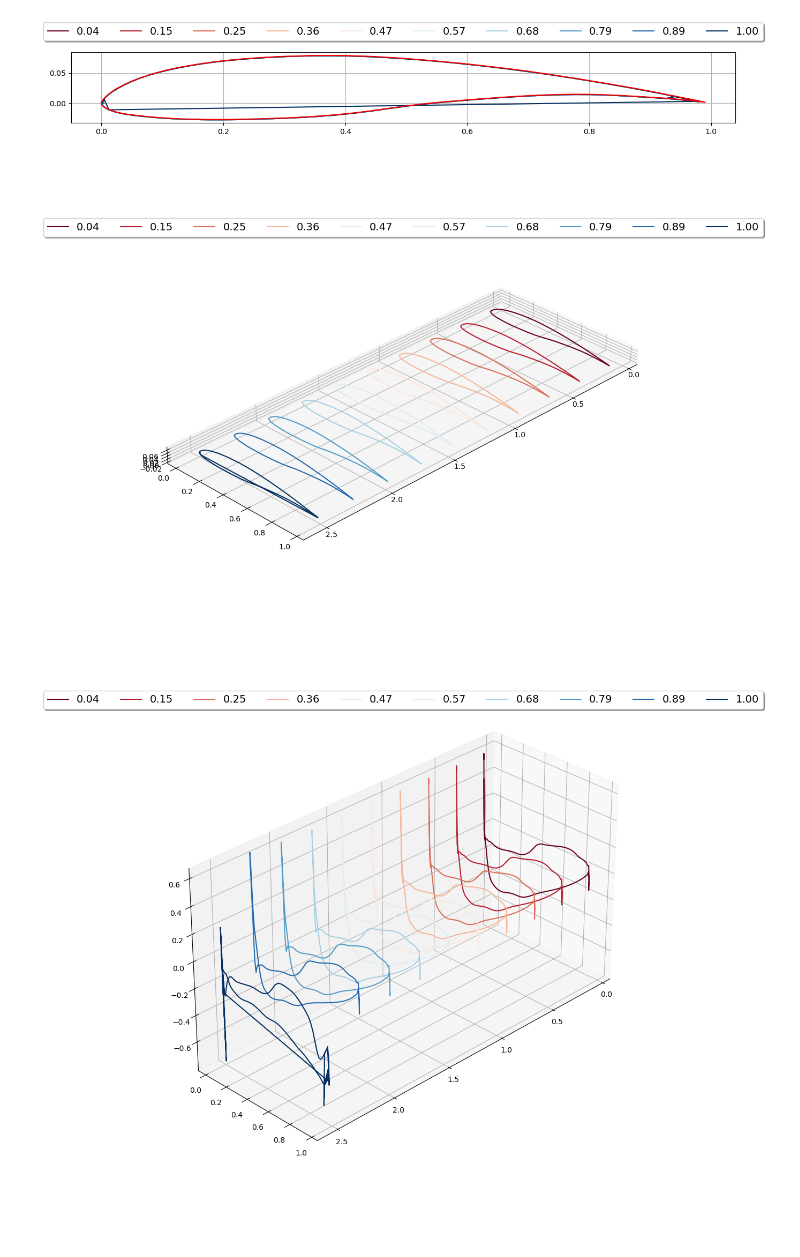
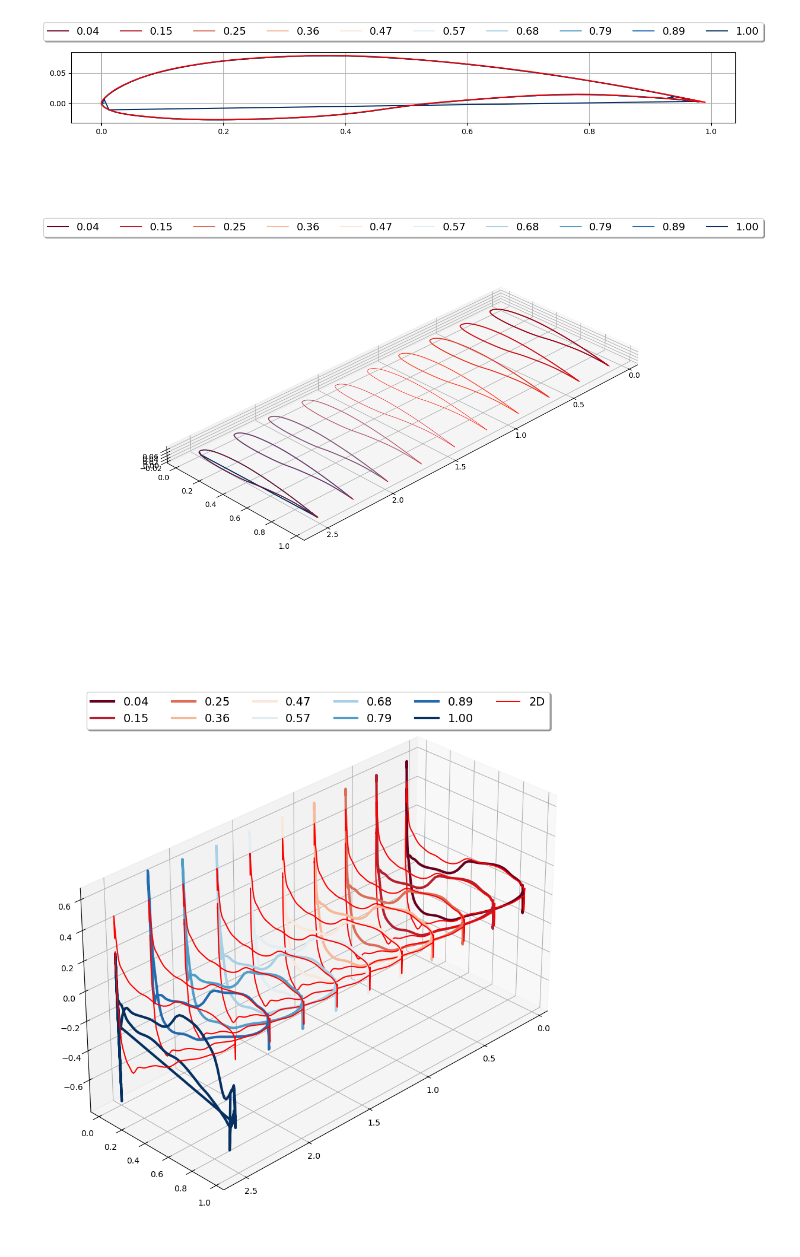
Before and after one commit to fgvangessel-umd/2D_3D_Aero_Comparison, a Jupyter notebook: 2D_3D_Aero_Data_Comparison.ipynb, the cells around one changed output. Cells and saved outputs as stored; diff of their text form; code cells hidden in the pictures; blank space fills up the shorter version.

Commit message:
Added exploratory notebooks on data analysis

```diff
--- a/2D_3D_Aero_Data_Comparison.ipynb
+++ b/2D_3D_Aero_Data_Comparison.ipynb
@@ -8,7 +8,7 @@ import plotly.graph_objects as go
 from reorder import reorder_coords
 # %%
 # Read in 3D data
-file_path = 'Wings/wing_init/output/wing_000_slices.dat'  # Replace with your file path
+file_path = 'data/3D/wing_init/output/wing_000_slices.dat'  # Replace with your file path
 with open(file_path, 'r') as f:
     s = f.readlines()
 
@@ -37,24 +37,26 @@ for i, line in enumerate(s):
         continue
 
 data = []
-for ind, nnod, nelm in zip(start,nnods, nelms):
+for i, (ind, nnod, nelm) in enumerate(zip(start,nnods, nelms)):
     slice_dat = np.genfromtxt(s[ind:ind+nnod], dtype=float)
     connectivity  = np.genfromtxt(s[ind+nnod:ind+nnod+nelm], dtype=float)
     df_tmp = pd.DataFrame(slice_dat[:,[0,1,2,6,7,8,9]], columns=['CoordinateX', 'CoordinateY', 'CoordinateZ', 'VX', 'VY', 'VZ', 'CP'])
 
     df_conn = pd.DataFrame(connectivity, columns=['NodeC1', 'NodeC2'])
 
-    result = pd.concat([df_tmp, df_conn], axis=1)
+    df_slice = pd.Series(i*np.ones(slice_dat.shape[0], dtype='int'), name='Slice_ID')
+
+    result = pd.concat([df_tmp, df_conn, df_slice], axis=1)
     df_tmp = result.reindex(df_tmp.index)
 
     index_list = list(reorder_coords(df_tmp, return_indices=True))
     df_tmp = df_tmp.loc[index_list]
 
-    data.append(df_tmp.values[:,:-2])
+    data.append(df_tmp.values[:,[0,1,2,3,4,5,6,9]])
 
 
 stacked_data = np.vstack(data)
 
-df = pd.DataFrame(stacked_data, columns=['CoordinateX', 'CoordinateY', 'CoordinateZ', 'VX', 'VY', 'VZ', 'CP'])
+df = pd.DataFrame(stacked_data, columns=['CoordinateX', 'CoordinateY', 'CoordinateZ', 'VX', 'VY', 'VZ', 'CP', 'SliceID'])
 
 zmax = max(zcoords)
@@ -72,6 +63,6 @@ zmax = max(zcoords)
 # %%
 # Read in 2D data
-file_path = '2D/case_372/fc_000_slices.dat'  # Replace with your file path
+file_path = 'data/2D/case_372/fc_000_slices.dat'  # Replace with your file path
 with open(file_path, 'r') as f:
     s = f.readlines()
 
@@ -149,6 +138,8 @@ for color, dat, z in zip(colors, data, zcoords):
 
     ax.plot(z*np.ones(x.shape), x,y, color=color, label=f'{z/max(zcoords):.2f}')
 
+    ax.plot(z*np.ones(d2_df['CoordinateX'].values.shape), d2_df['CoordinateX'].values, d2_df['CoordinateY'].values, c='r', linewidth=.5)
+
 ax.grid()
 ax.set_aspect('equal')
 
@@ -160,36 +151,44 @@ ax.view_init(azim=45, elev=30)
 plt.savefig('coords.png')
 plt.show()
 # %% [output]
-[figure, old version]
+[figure, new version]
 # %%
 fig = plt.figure(figsize=(12,12))
 ax = fig.add_subplot(projection='3d')
 
 # Calculate the color for each dataset
 cmap = plt.get_cmap('RdBu')
 colors = [cmap(i) for i in np.linspace(0, 1, len(data))]
 
 for color, dat, z in zip(colors, data, zcoords):
     x = dat[:,0]
     y = dat[:,1]
     vx = dat[:,3]
     vy = dat[:,4]
     p = dat[:,6]
 
-    ax.plot(z*np.ones(x.shape), x, p/(p.max()-p.min()), color=color, label=f'{z/max(zcoords):.2f}')
+    ax.plot(z*np.ones(x.shape), x, p/(p.max()-p.min()), color=color, label=f'{z/max(zcoords):.2f}', linewidth=3)
+
+    if z==zmax:
+        break
+    ax.plot(z*np.ones(d2_df['CoordinateX'].values.shape), d2_df['CoordinateX'].values, d2_df['CP'].values/(d2_df['CP'].values.max() - d2_df['CP'].values.min()), color='red')
+
+ax.plot(z*np.ones(d2_df['CoordinateX'].values.shape), d2_df['CoordinateX'].values, d2_df['CP'].values/(d2_df['CP'].values.max() - d2_df['CP'].values.min()), color='red', label='2D')
+
 
 ax.grid()
+
 ax.set_aspect('equal')
 
 ax.legend(loc='upper center', bbox_to_anchor=(0.5, 1.0),
-              ncol=min(len(data), len(data)), fancybox=True, shadow=True, fontsize=14)
+              ncol=min(len(data)//2+1, len(data)), fancybox=True, shadow=True, fontsize=14)
 
 # Set the azimuth and elevation angles
 ax.view_init(azim=45, elev=30)
 plt.savefig('pressure.png')
 plt.show()
 # %% [output]
-[figure, old version]
+[figure, new version]
 # %%
 fig = plt.figure(figsize=(12,12))
 ax = fig.add_subplot(projection='3d')
```
Also changed, not shown: parts of 7 cells of this notebook, 4 other files.
